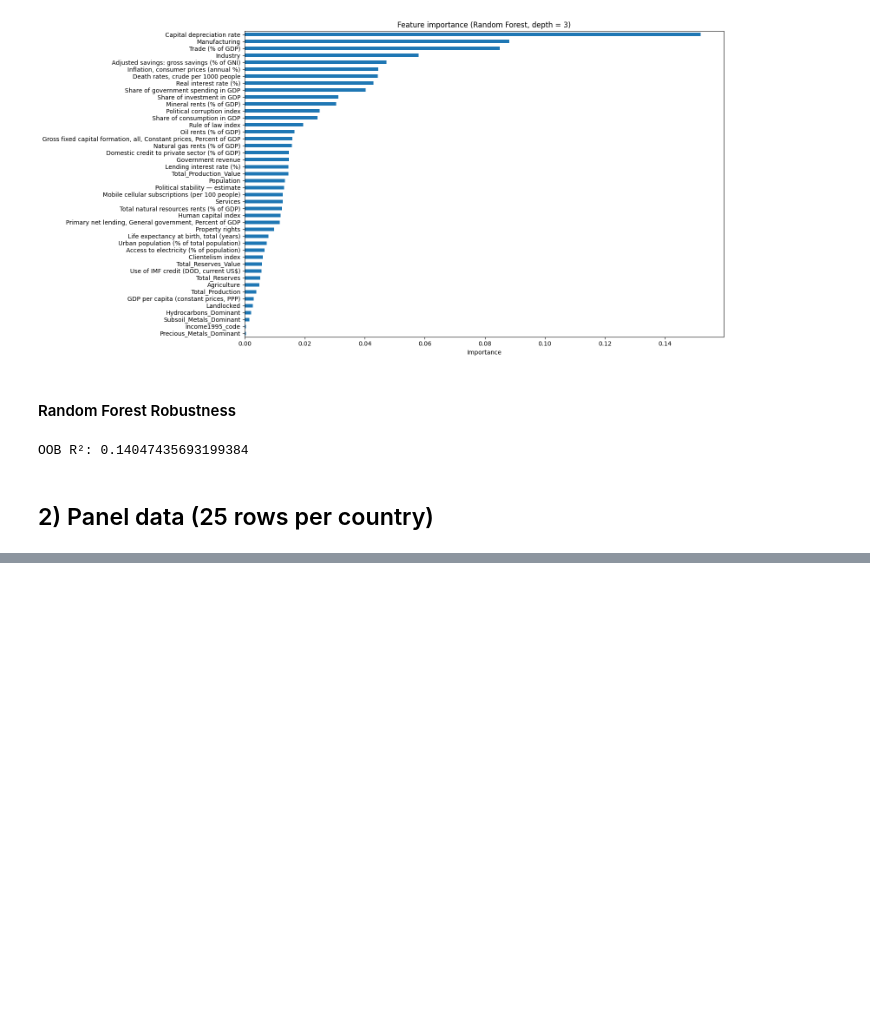
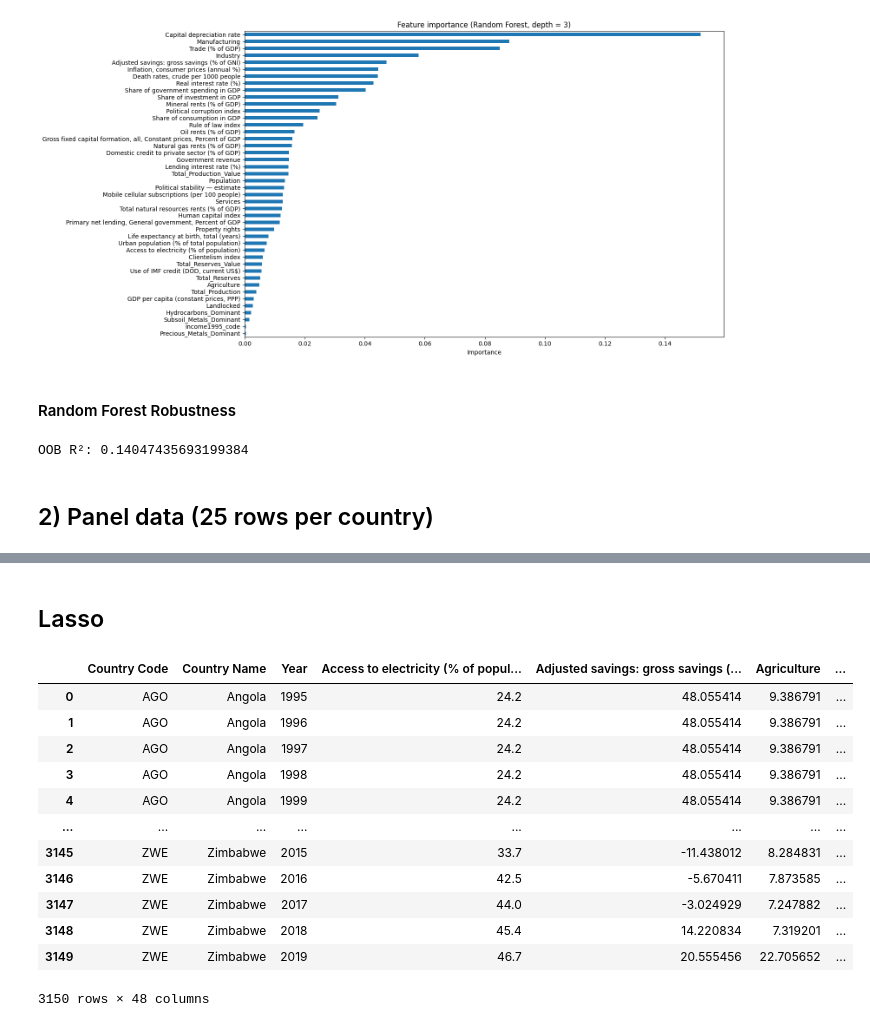
Before and after one commit to AyaanTigdikar/Capstone, a Jupyter notebook: code/4_LASSO_RF.ipynb, the cells around one changed output, grey strips where cells are left out. Saved outputs shown, nothing was run; the diff lists cells and outputs as text; code cells hidden in the pictures; blank space fills up the shorter version.

```diff
--- a/code/4_LASSO_RF.ipynb
+++ b/code/4_LASSO_RF.ipynb
@@ -523,0 +540,18 @@ OOB R²: 0.14047435693199384
+# %% [markdown]
+## Lasso
+# %%
+master_data
+# %% [output]
+|  | Country Code | Country Name | Year | Access to electricity (% of popul... | Adjusted savings: gross savings (... | Agriculture | ... |
+| 0 | AGO | Angola | 1995 | 24.2 | 48.055414 | 9.386791 | ... |
+| 1 | AGO | Angola | 1996 | 24.2 | 48.055414 | 9.386791 | ... |
+| 2 | AGO | Angola | 1997 | 24.2 | 48.055414 | 9.386791 | ... |
+| 3 | AGO | Angola | 1998 | 24.2 | 48.055414 | 9.386791 | ... |
+| 4 | AGO | Angola | 1999 | 24.2 | 48.055414 | 9.386791 | ... |
+| ... | ... | ... | ... | ... | ... | ... | ... |
+| 3145 | ZWE | Zimbabwe | 2015 | 33.7 | -11.438012 | 8.284831 | ... |
+| 3146 | ZWE | Zimbabwe | 2016 | 42.5 | -5.670411 | 7.873585 | ... |
+| 3147 | ZWE | Zimbabwe | 2017 | 44.0 | -3.024929 | 7.247882 | ... |
+| 3148 | ZWE | Zimbabwe | 2018 | 45.4 | 14.220834 | 7.319201 | ... |
+| 3149 | ZWE | Zimbabwe | 2019 | 46.7 | 20.555456 | 22.705652 | ... |
+3150 rows × 48 columns
```
Also changed, not shown: parts of 6 cells of this notebook.
